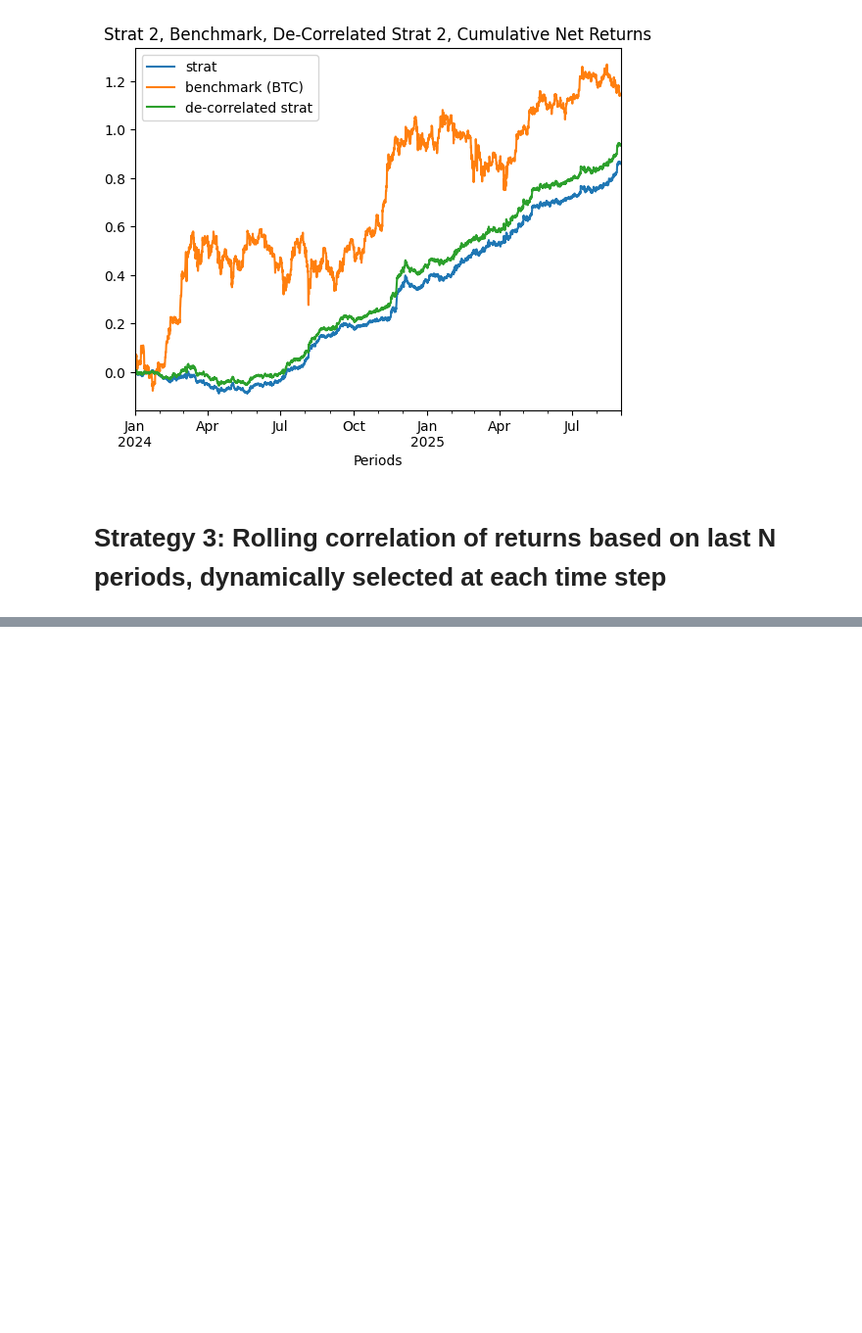
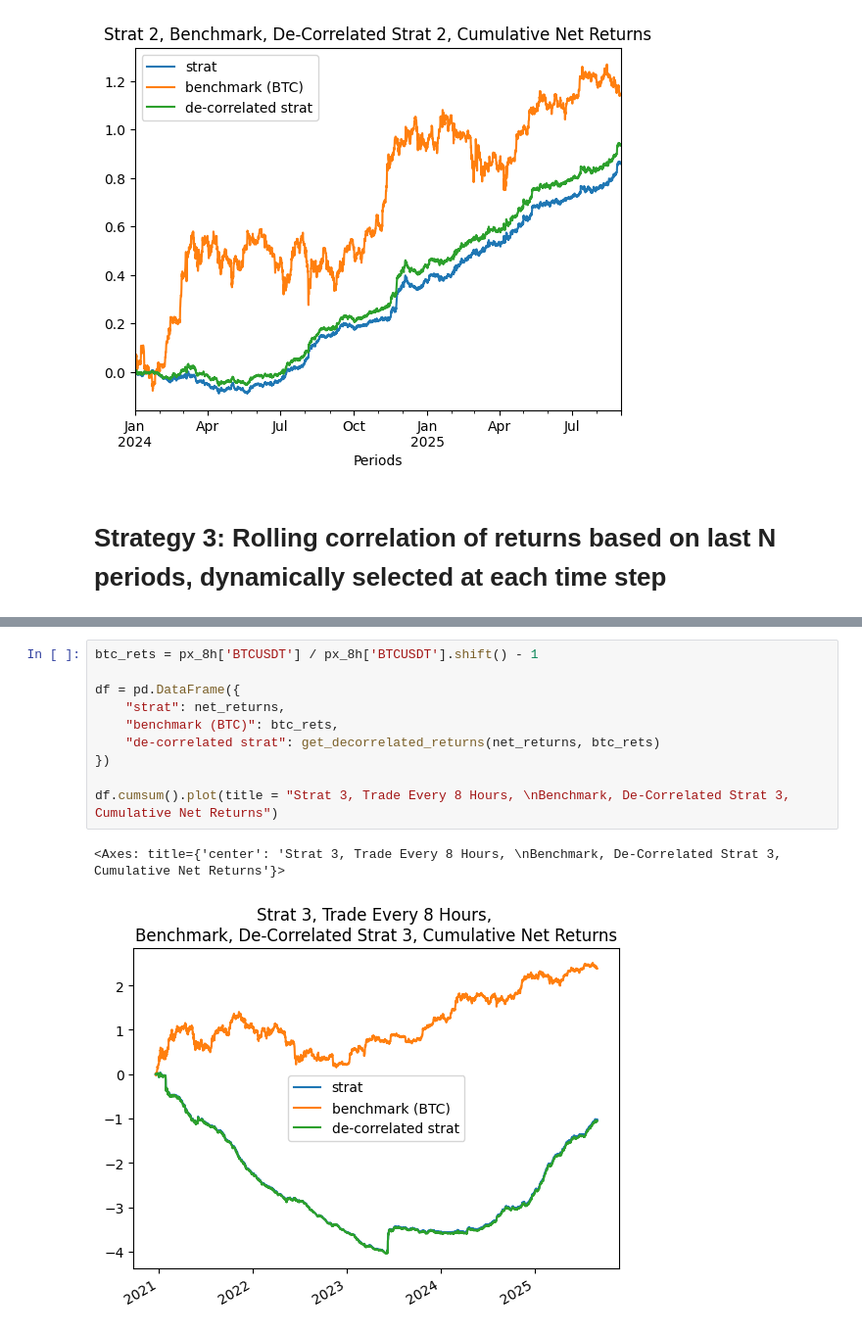
Before and after one commit to wbchristerson/crypto-strategies, a Jupyter notebook: correlation.ipynb, the cells around one changed output, grey strips where cells are left out. Shown: that part at 98% size. Cells and saved outputs as stored; diff of their text form; blank space fills up the shorter version.

```diff
--- a/correlation.ipynb
+++ b/correlation.ipynb
@@ -667,0 +415,13 @@ len(ret) * 1.3 / 60 / 60
+# %%
+btc_rets = px_8h['BTCUSDT'] / px_8h['BTCUSDT'].shift() - 1
+
+df = pd.DataFrame({
+    "strat": net_returns,
+    "benchmark (BTC)": btc_rets,
+    "de-correlated strat": get_decorrelated_returns(net_returns, btc_rets)
+})
+
+df.cumsum().plot(title = "Strat 3, Trade Every 8 Hours, \nBenchmark, De-Correlated Strat 3, Cumulative Net Returns")
+# %% [output]
+<Axes: title={'center': 'Strat 3, Trade Every 8 Hours, \nBenchmark, De-Correlated Strat 3, Cumulative Net Returns'}>
+[figure, added]
```
Also changed, not shown: parts of 46 cells of this notebook, 4 other files.
